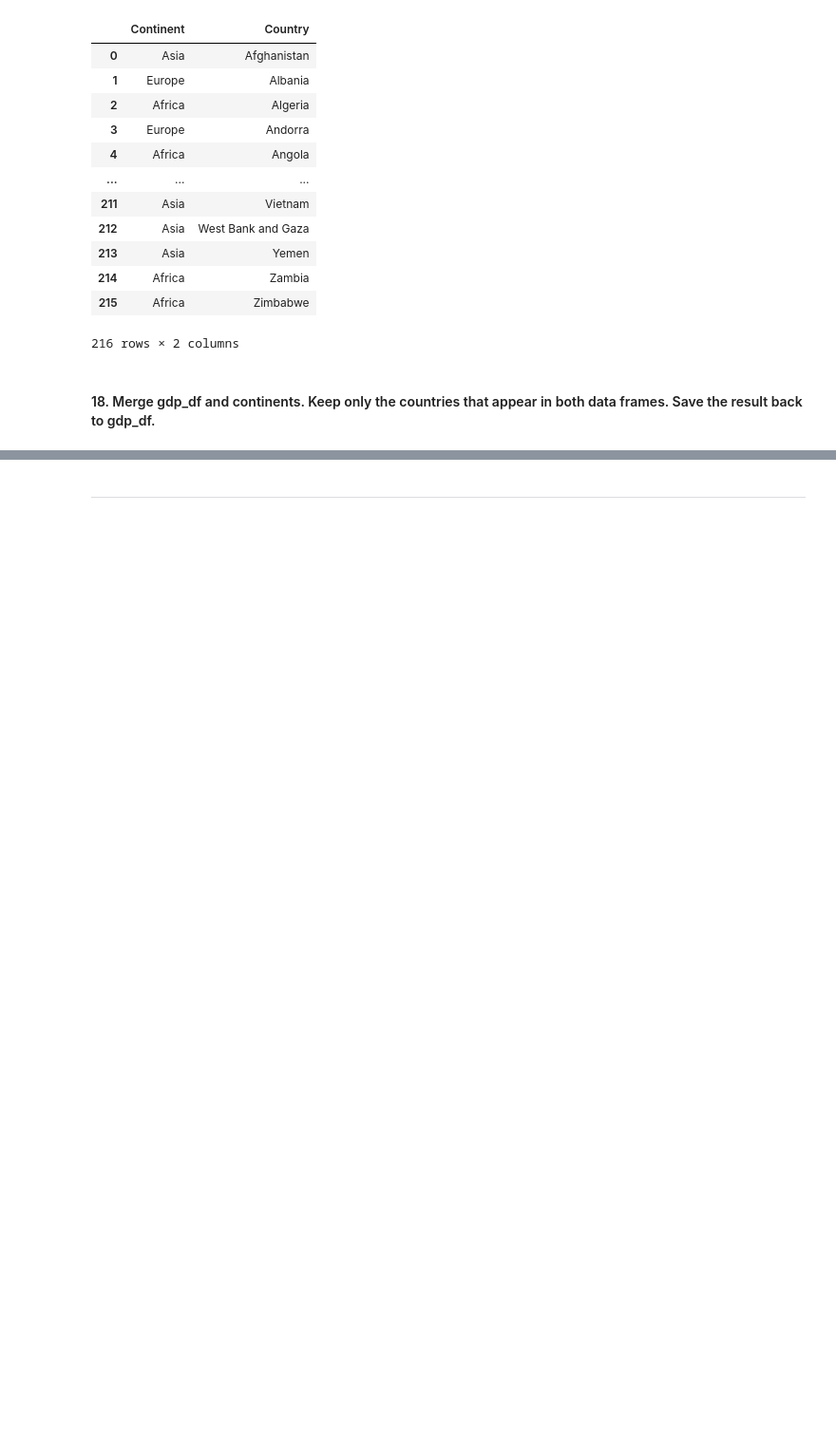
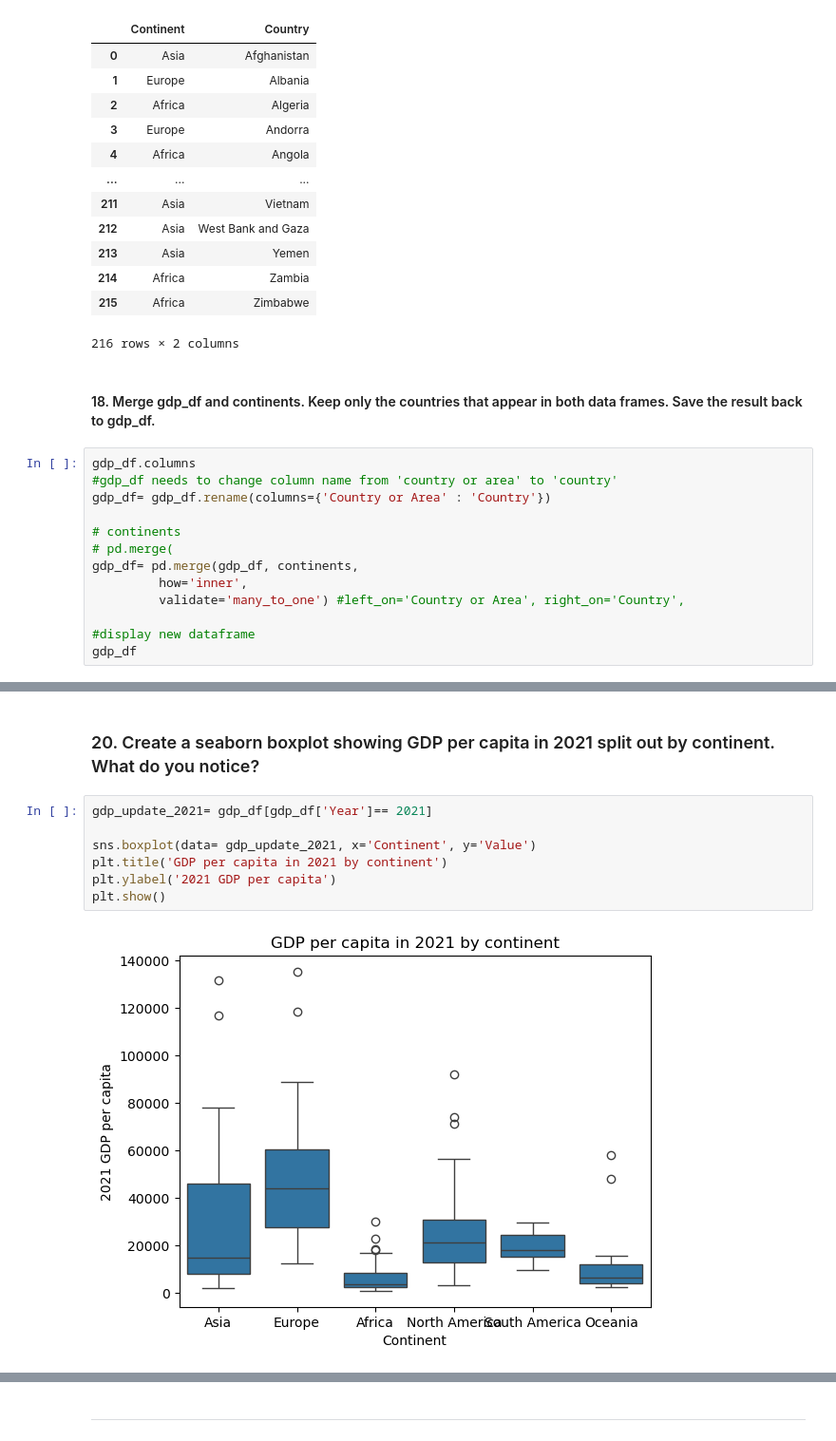
Before and after one commit to nss-data-science-cohort-9/un-exploration-sarahmulloy, a Jupyter notebook: notebooks/UN_Data_Exploration.ipynb, the cells around one changed output, grey strips where cells are left out. Shown at 95% size. Drawn from its saved outputs; the diff is of its cells as text; blank space fills up the shorter version.

```diff
--- a/notebooks/UN_Data_Exploration.ipynb
+++ b/notebooks/UN_Data_Exploration.ipynb
@@ -332,3 +369,16 @@ continents
 216 rows × 2 columns
 # %% [markdown]
 #### 18. Merge gdp_df and continents. Keep only the countries that appear in both data frames. Save the result back to gdp_df.
+# %%
+gdp_df.columns
+#gdp_df needs to change column name from 'country or area' to 'country'
+gdp_df= gdp_df.rename(columns={'Country or Area' : 'Country'})
+
+# continents
+# pd.merge(
+gdp_df= pd.merge(gdp_df, continents,
+         how='inner',
+         validate='many_to_one') #left_on='Country or Area', right_on='Country',
+
+#display new dataframe
+gdp_df
@@ -334,0 +409,11 @@ continents
+# %% [markdown]
+### 20. Create a seaborn boxplot showing GDP per capita in 2021 split out by continent. What do you notice?
+# %%
+gdp_update_2021= gdp_df[gdp_df['Year']== 2021]
+
+sns.boxplot(data= gdp_update_2021, x='Continent', y='Value')
+plt.title('GDP per capita in 2021 by continent')
+plt.ylabel('2021 GDP per capita')
+plt.show()
+# %% [output]
+[figure, added]
```
Also changed, not shown: parts of 16 cells of this notebook.
